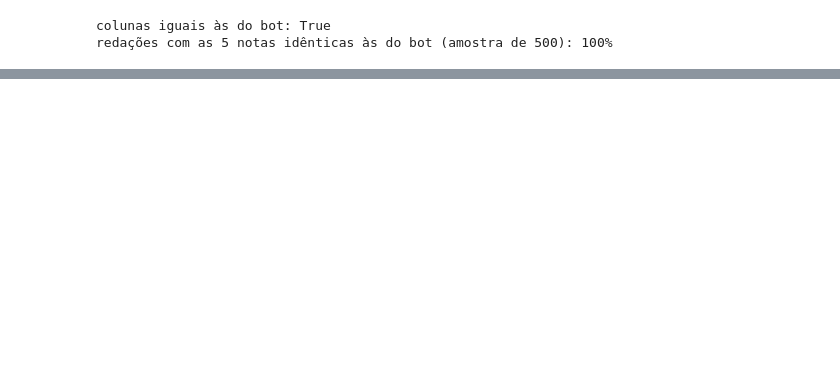
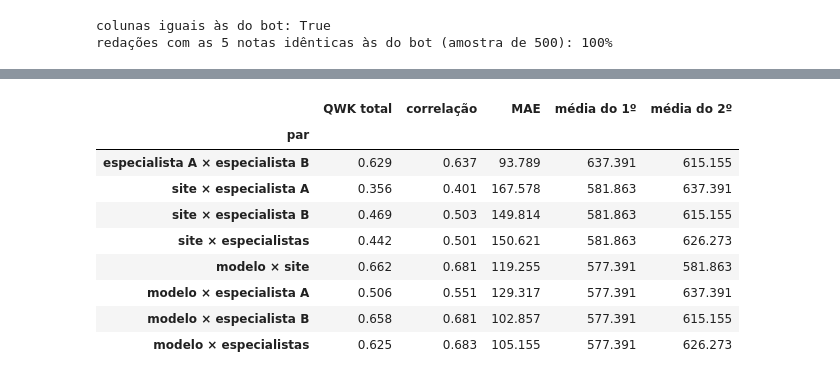
Before and after one commit to ygorsmc/enem-por-foto, a Jupyter notebook: notebooks/modelo_hibrido.ipynb, the cells around one changed output, grey strips where cells are left out. Cells and saved outputs as stored; diff of their text form; code cells hidden in the pictures; blank space fills up the shorter version.

```diff
--- a/notebooks/modelo_hibrido.ipynb
+++ b/notebooks/modelo_hibrido.ipynb
@@ -634,0 +661,82 @@ redações com as 5 notas idênticas às do bot (amostra de 500): 100%
+# %%
+import hashlib
+import io
+import re
+import unicodedata
+import urllib.request
+from collections import Counter
+
+HF = "https://huggingface.co/datasets/kamel-usp/aes_enem_dataset/resolve/8df4b700221dc20410e1e28900bbf215da545347"
+
+
+def baixa_aes(conjunto, tentativas=3):
+    partes = []
+    for parte in ("train", "validation", "test"):
+        for k in range(tentativas):
+            try:
+                with urllib.request.urlopen(f"{HF}/{conjunto}/{parte}-00000-of-00001.parquet", timeout=60) as r:
+                    partes.append(pd.read_parquet(io.BytesIO(r.read())))
+                break
+            except OSError:
+                if k == tentativas - 1:
+                    raise
+                time.sleep(5)
+    return pd.concat(partes, ignore_index=True)
+
+
+def trechos(texto, k=8):
+    t = "".join(c for c in unicodedata.normalize("NFKD", texto.lower()) if not unicodedata.combining(c))
+    w = re.findall(r"[a-z0-9]+", t)
+    return {hash(" ".join(w[i:i + k])) for i in range(max(1, len(w) - k + 1))}
+
+
+indice = {}
+for linha, t in enumerate(df.redacao):
+    for s in trechos(t):
+        indice.setdefault(s, []).append(linha)
+
+
+def acha_no_csv(texto):
+    # → (linha do CSV com mais trechos em comum, fração dos trechos da redação que estão nela)
+    sh = trechos(texto)
+    c = Counter(j for s in sh for j in indice.get(s, ()))
+    if not c:
+        return -1, 0.0
+    j, n = c.most_common(1)[0]
+    return j, n / len(sh)
+
+
+aes = baixa_aes("sourceAWithGraders")
+aes["total"] = [int(g[5]) for g in aes.grades]
+notas = aes.pivot_table(index=["id_prompt", "id"], columns="reference", values="total", aggfunc="first")
+notas = notas.dropna(subset=["crawled_from_web", "grader_a", "grader_b"])
+texto_site = aes[aes.reference == "crawled_from_web"].set_index(["id_prompt", "id"]).essay_text
+achados = [acha_no_csv(texto_site[k]) for k in notas.index]
+notas["linha"], notas["fracao"] = [j for j, _ in achados], [f for _, f in achados]
+esp = notas[notas.fracao >= 0.5].copy()
+esp["site"] = df.total.to_numpy()[esp.linha]
+print(f"{len(notas)} redações com as três notas; {len(esp)} achadas no CSV (nota do site igual à do CSV em "
+      f"{(esp.crawled_from_web == esp.site).mean():.0%})")
+
+prev_fora = np.full(len(df), np.nan)
+prev_fora[pos["test"]] = teste["niveis"].sum(axis=1) * 40
+if RODAR_TEMAS_INEDITOS:
+    prev_fora[aj_final] = niv_grupo.sum(axis=1) * 40
+esp["modelo"] = prev_fora[esp.linha]
+esp = esp[(esp.grader_a > 0) & (esp.grader_b > 0) & esp.modelo.notna()]
+esp = esp.rename(columns={"grader_a": "especialista A", "grader_b": "especialista B"})
+esp["especialistas"] = (esp["especialista A"] + esp["especialista B"]) / 2
+print(f"{len(esp)} redações com nota acima de zero nos dois especialistas e previsão fora da amostra")
+
+
+def qwk40(a, b):
+    return cohen_kappa_score(np.rint(a / 40).astype(int), np.rint(b / 40).astype(int), weights="quadratic")
+
+
+pares = [("especialista A", "especialista B"), ("site", "especialista A"), ("site", "especialista B"),
+         ("site", "especialistas"), ("modelo", "site"), ("modelo", "especialista A"), ("modelo", "especialista B"),
+         ("modelo", "especialistas")]
+pd.DataFrame([{"par": f"{a} × {b}", "QWK total": qwk40(esp[a], esp[b]), "correlação": np.corrcoef(esp[a], esp[b])[0, 1],
+               "MAE": (esp[a] - esp[b]).abs().mean(), "média do 1º": esp[a].mean(), "média do 2º": esp[b].mean()}
+              for a, b in pares]).set_index("par").round(3)
+# %% [output]
@@ -634,0 +745,10 @@ redações com as 5 notas idênticas às do bot (amostra de 500): 100%
+|  | QWK total | correlação | MAE | média do 1º | média do 2º |
+| par |  |  |  |  |  |
+| especialista A × especialista B | 0.629 | 0.637 | 93.789 | 637.391 | 615.155 |
+| site × especialista A | 0.356 | 0.401 | 167.578 | 581.863 | 637.391 |
+| site × especialista B | 0.469 | 0.503 | 149.814 | 581.863 | 615.155 |
+| site × especialistas | 0.442 | 0.501 | 150.621 | 581.863 | 626.273 |
+| modelo × site | 0.662 | 0.681 | 119.255 | 577.391 | 581.863 |
+| modelo × especialista A | 0.506 | 0.551 | 129.317 | 577.391 | 637.391 |
+| modelo × especialista B | 0.658 | 0.681 | 102.857 | 577.391 | 615.155 |
+| modelo × especialistas | 0.625 | 0.683 | 105.155 | 577.391 | 626.273 |
```
Also changed, not shown: parts of 26 cells of this notebook, 10 other files.
